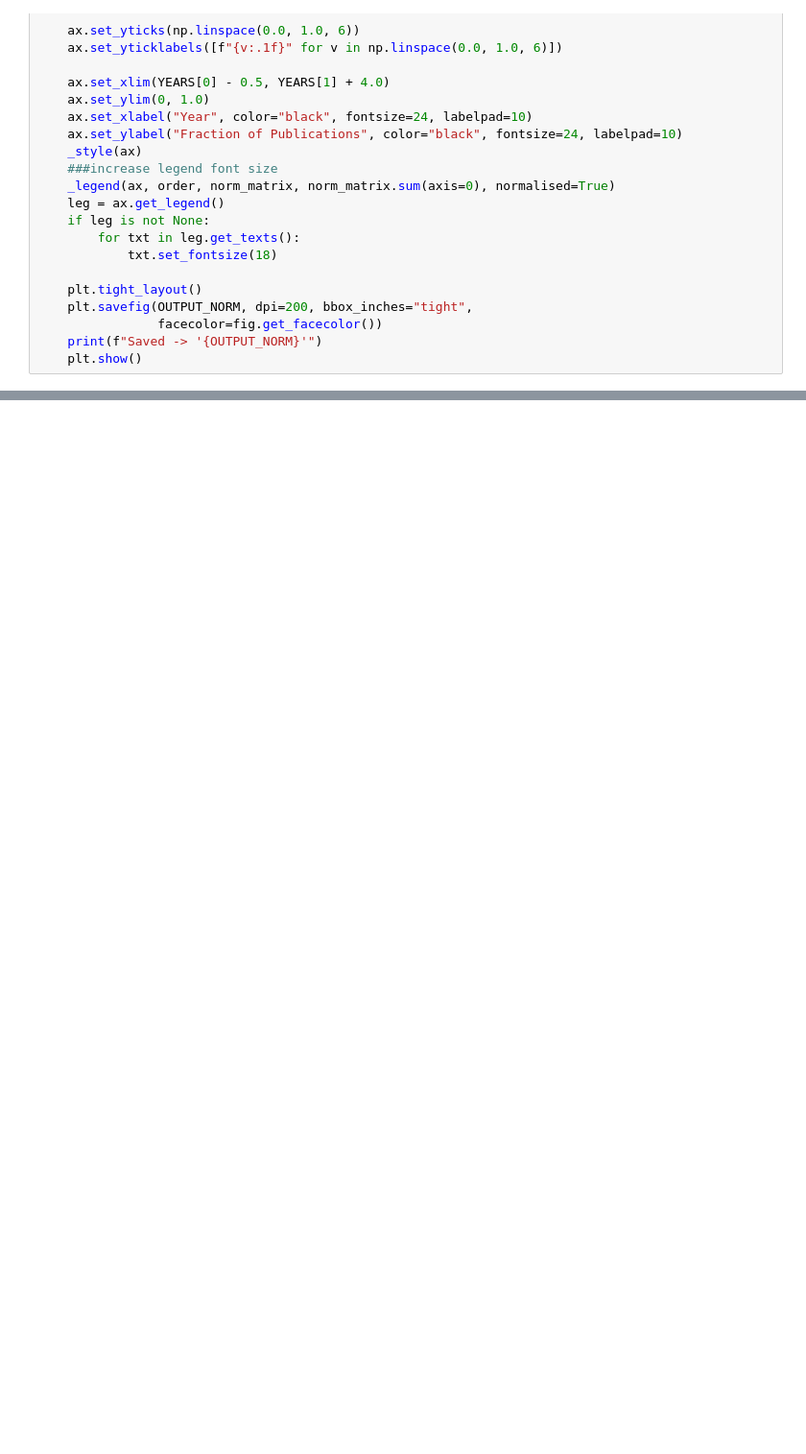
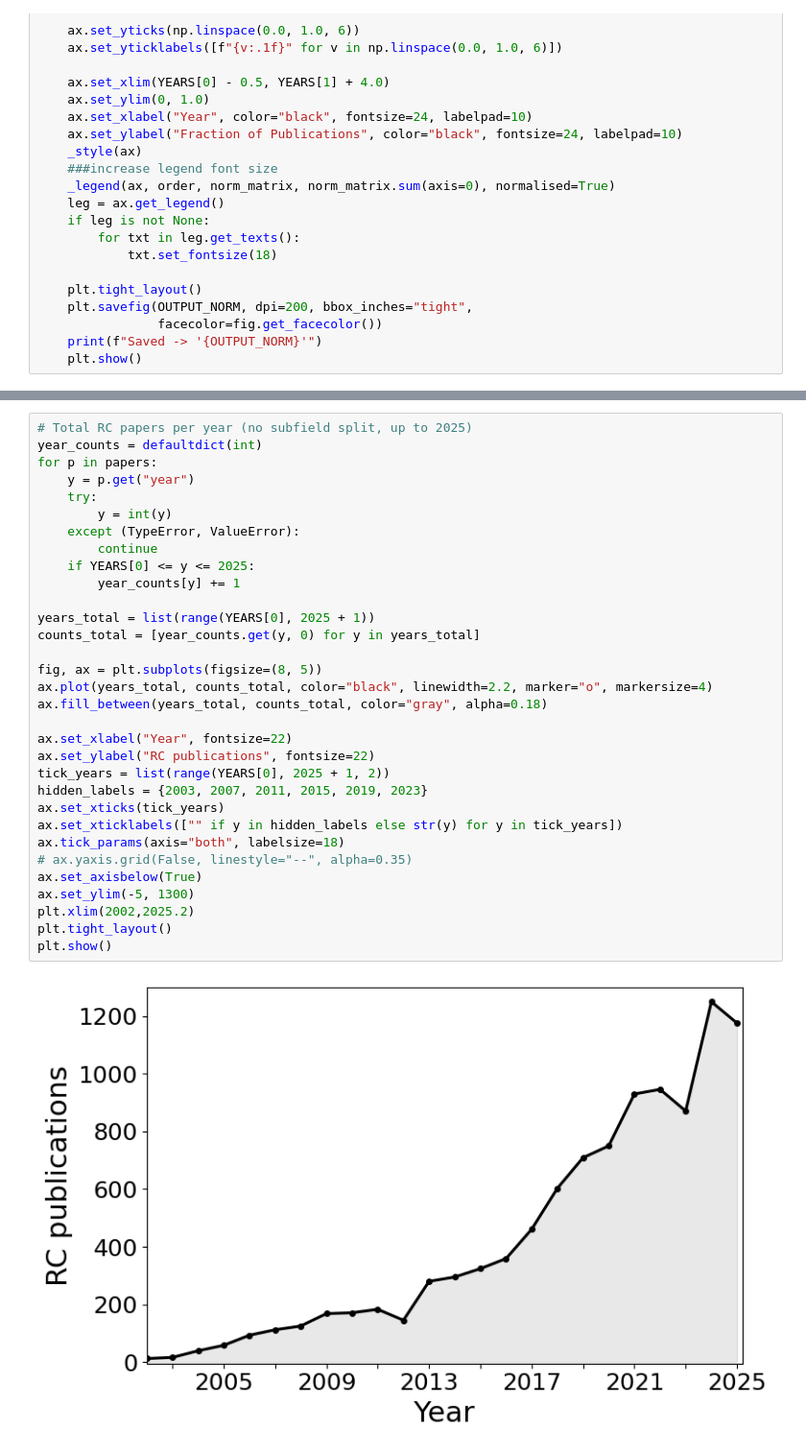
Before and after one commit to maneesh51/RCC_Perspective, a Jupyter notebook: rc_plot.ipynb, the cells around one changed output, grey strips where cells are left out. Shown at 96% size. Drawn from its saved outputs; the diff is of its cells as text; blank space fills up the shorter version.

```diff
--- a/rc_plot.ipynb
+++ b/rc_plot.ipynb
@@ -662,0 +740,34 @@ Saved -> 'rc_landscape_early_window_normalized.png'
+# %%
+# Total RC papers per year (no subfield split, up to 2025)
+year_counts = defaultdict(int)
+for p in papers:
+    y = p.get("year")
+    try:
+        y = int(y)
+    except (TypeError, ValueError):
+        continue
+    if YEARS[0] <= y <= 2025:
+        year_counts[y] += 1
+
+years_total = list(range(YEARS[0], 2025 + 1))
+counts_total = [year_counts.get(y, 0) for y in years_total]
+
+fig, ax = plt.subplots(figsize=(8, 5))
+ax.plot(years_total, counts_total, color="black", linewidth=2.2, marker="o", markersize=4)
+ax.fill_between(years_total, counts_total, color="gray", alpha=0.18)
+
+ax.set_xlabel("Year", fontsize=22)
+ax.set_ylabel("RC publications", fontsize=22)
+tick_years = list(range(YEARS[0], 2025 + 1, 2))
+hidden_labels = {2003, 2007, 2011, 2015, 2019, 2023}
+ax.set_xticks(tick_years)
+ax.set_xticklabels(["" if y in hidden_labels else str(y) for y in tick_years])
+ax.tick_params(axis="both", labelsize=18)
+# ax.yaxis.grid(False, linestyle="--", alpha=0.35)
+ax.set_axisbelow(True)
+ax.set_ylim(-5, 1300)
+plt.xlim(2002,2025.2)
+plt.tight_layout()
+plt.show()
+# %% [output]
+[figure, added]
```
Also changed, not shown: parts of 6 cells of this notebook, 7 other files.
